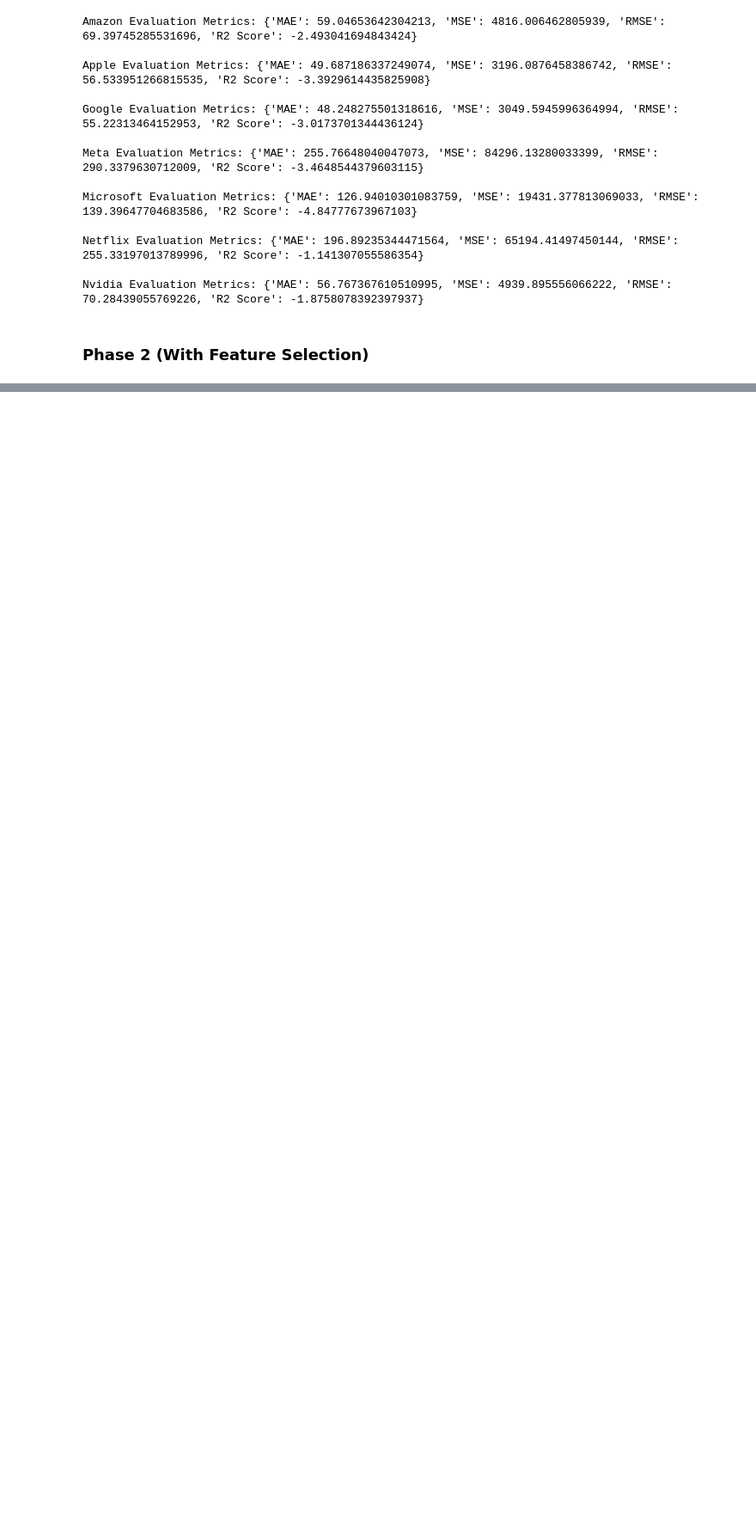
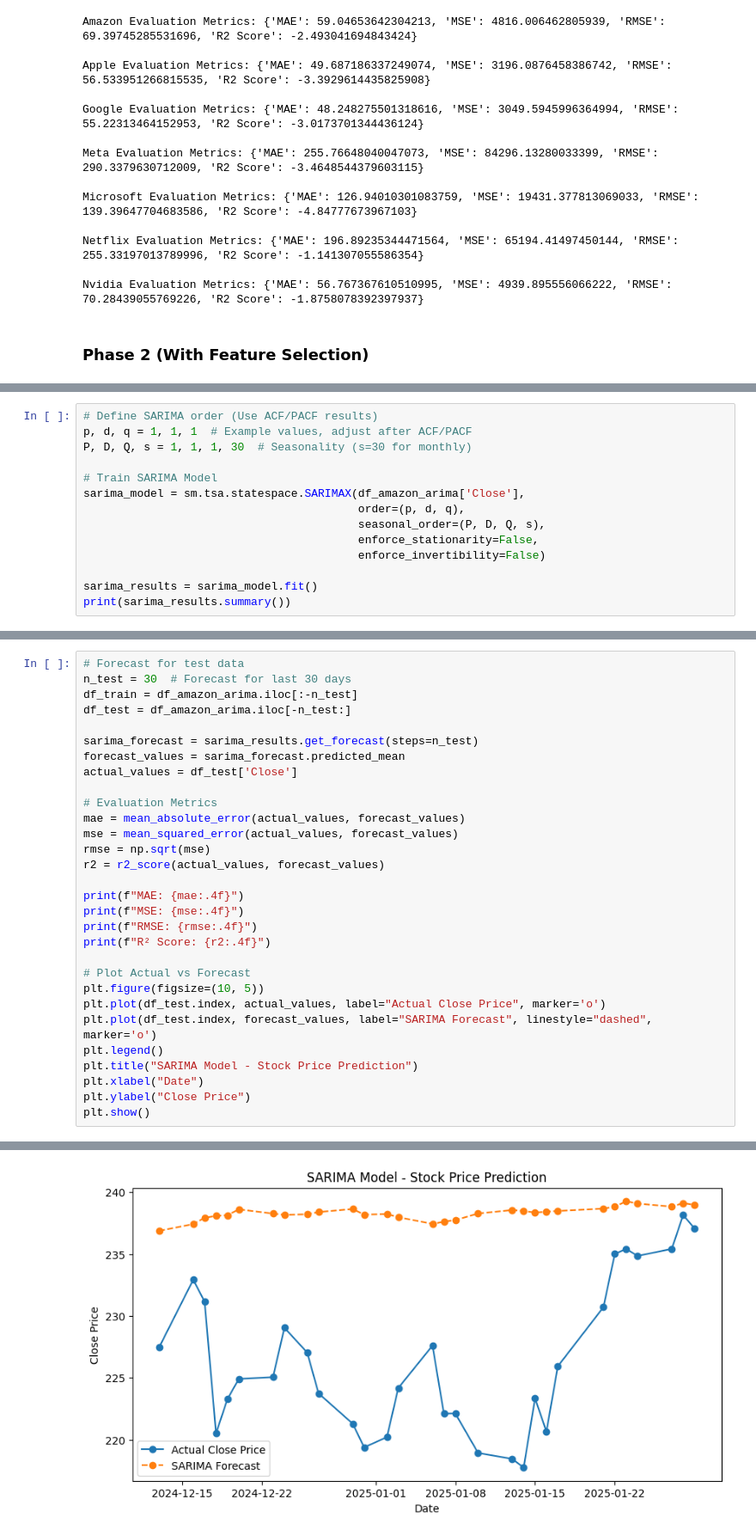
Before and after one commit to AnubhavYadavBCA25/MNCs-Companies-Stocks-Prediction, a Jupyter notebook: notebooks/Model-Building.ipynb, the cells around one changed output, grey strips where cells are left out. Shown: that part at 86% size. Drawn from its saved outputs; the diff is of its cells as text; blank space fills up the shorter version.

Commit message:
model training phase 2

```diff
--- a/notebooks/Model-Building.ipynb
+++ b/notebooks/Model-Building.ipynb
@@ -458,0 +794,14 @@ Nvidia Evaluation Metrics: {'MAE': 56.767367610510995, 'MSE': 4939.895556066222,
+# %%
+# Define SARIMA order (Use ACF/PACF results)
+p, d, q = 1, 1, 1  # Example values, adjust after ACF/PACF
+P, D, Q, s = 1, 1, 1, 30  # Seasonality (s=30 for monthly)
+
+# Train SARIMA Model
+sarima_model = sm.tsa.statespace.SARIMAX(df_amazon_arima['Close'],
+                                         order=(p, d, q),
+                                         seasonal_order=(P, D, Q, s),
+                                         enforce_stationarity=False,
+                                         enforce_invertibility=False)
+
+sarima_results = sarima_model.fit()
+print(sarima_results.summary())
@@ -458,0 +826,31 @@ Nvidia Evaluation Metrics: {'MAE': 56.767367610510995, 'MSE': 4939.895556066222,
+# %%
+# Forecast for test data
+n_test = 30  # Forecast for last 30 days
+df_train = df_amazon_arima.iloc[:-n_test]
+df_test = df_amazon_arima.iloc[-n_test:]
+
+sarima_forecast = sarima_results.get_forecast(steps=n_test)
+forecast_values = sarima_forecast.predicted_mean
+actual_values = df_test['Close']
+
+# Evaluation Metrics
+mae = mean_absolute_error(actual_values, forecast_values)
+mse = mean_squared_error(actual_values, forecast_values)
+rmse = np.sqrt(mse)
+r2 = r2_score(actual_values, forecast_values)
+
+print(f"MAE: {mae:.4f}")
+print(f"MSE: {mse:.4f}")
+print(f"RMSE: {rmse:.4f}")
+print(f"R² Score: {r2:.4f}")
+
+# Plot Actual vs Forecast
+plt.figure(figsize=(10, 5))
+plt.plot(df_test.index, actual_values, label="Actual Close Price", marker='o')
+plt.plot(df_test.index, forecast_values, label="SARIMA Forecast", linestyle="dashed", marker='o')
+plt.legend()
+plt.title("SARIMA Model - Stock Price Prediction")
+plt.xlabel("Date")
+plt.ylabel("Close Price")
+plt.show()
+# %% [output]
@@ -458,0 +861 @@ Nvidia Evaluation Metrics: {'MAE': 56.767367610510995, 'MSE': 4939.895556066222,
+[figure, added]
```
Also changed, not shown: parts of 20 cells of this notebook.
